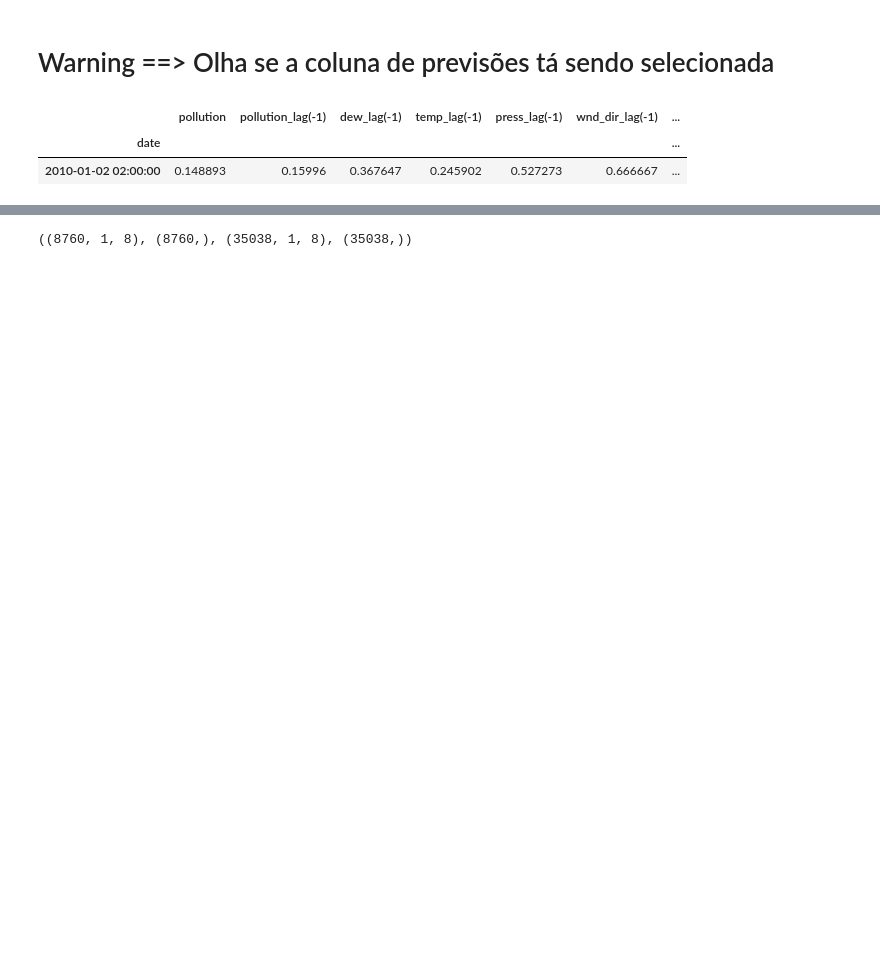
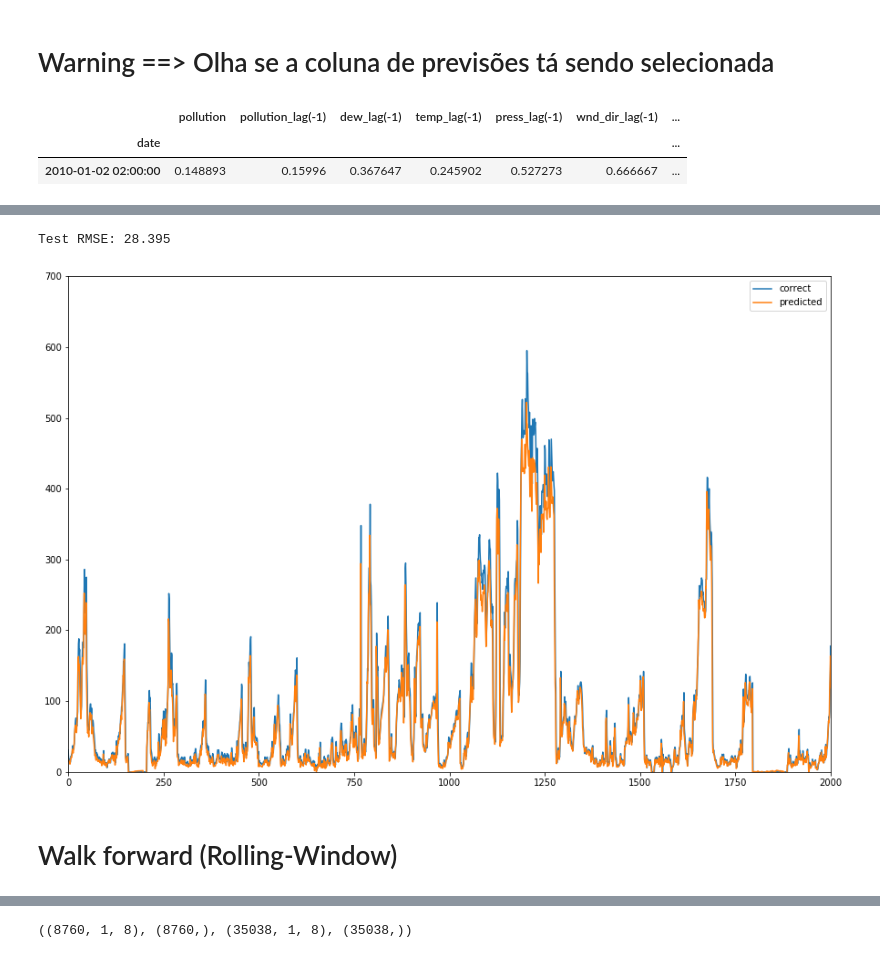
Before and after one commit to RGivisiez/Adv_ML, a Jupyter notebook: LSTM example.ipynb, the cells around one changed output, grey strips where cells are left out. Drawn from its saved outputs; the diff is of its cells as text; code cells hidden in the pictures; blank space fills up the shorter version.

```diff
--- a/LSTM example.ipynb
+++ b/LSTM example.ipynb
@@ -108,0 +196,30 @@ df.head(1)
+# %%
+# Set de teste fora do treino. > que um ano.
+
+test = df.iloc[one_year:, :]
+x_test, y_test = test.iloc[:, 1:], test.iloc[:, 0]
+x_test = x_test.values.reshape((x_test.shape[0], 1, x_test.shape[1]))
+y_test = y_test.values
+# %%
+yhat = model.predict(x_test)
+
+yhat = scaler['pollution'].inverse_transform(yhat)
+
+y = scaler['pollution'].inverse_transform(y_test.reshape((-1,1)))
+
+rmse = np.sqrt(mean_squared_error(y, yhat))
+print('Test RMSE: %.3f' % rmse)
+# %% [output]
+Test RMSE: 28.395
+# %%
+plt.figure(figsize=(15,10))
+plt.plot(y, label='correct')
+plt.plot(yhat, label='predicted')
+plt.legend()
+plt.xlim(0,2000)
+plt.ylim(0,700)
+plt.show()
+# %% [output]
+[figure, added]
+# %% [markdown]
+# Walk forward (Rolling-Window)
```
Also changed, not shown: parts of 28 cells of this notebook, 4 other files.
